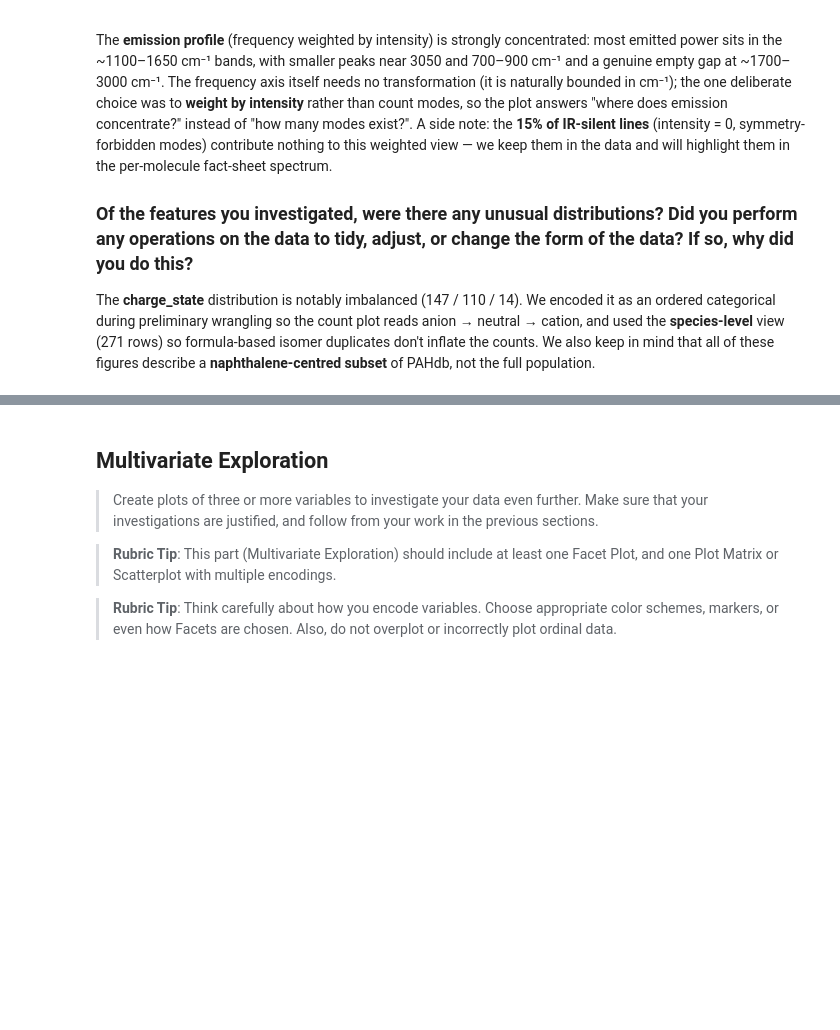
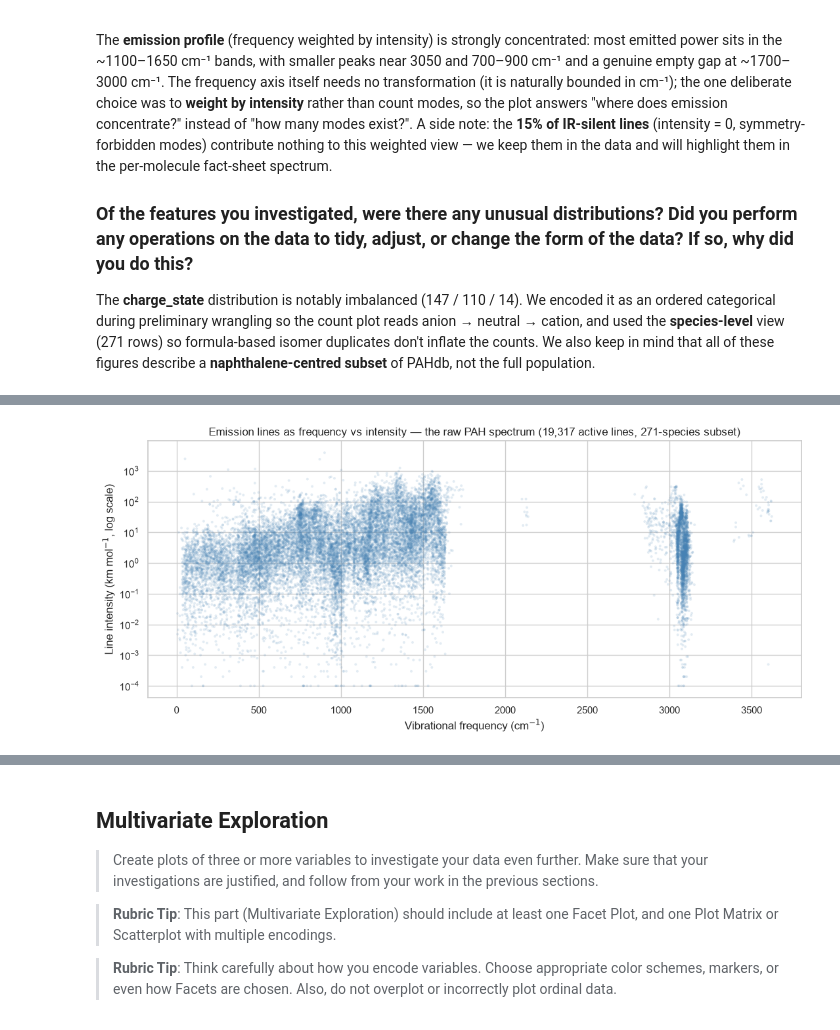
Before and after one commit to thebreadishard/udacity-data-visualization, a Jupyter notebook: notebooks/Part_I_exploration_template.ipynb, the cells around one changed output, grey strips where cells are left out. Saved outputs shown, nothing was run; the diff lists cells and outputs as text; code cells hidden in the pictures; blank space fills up the shorter version.

```diff
--- a/notebooks/Part_I_exploration_template.ipynb
+++ b/notebooks/Part_I_exploration_template.ipynb
@@ -282,0 +277,16 @@ The **charge_state** distribution is notably imbalanced (147 / 110 / 14). We enc
+# %%
+# Q3 VISUALIZATION: the spectrum itself - every emission line as frequency vs intensity.
+active = transitions[transitions["intensity"] > 0]   # a log intensity axis needs intensity > 0
+
+fig, ax = plt.subplots(figsize=(11, 5))
+ax.scatter(active["frequency"], active["intensity"], s=8, alpha=0.15,
+           color="steelblue", edgecolors="none")
+ax.set_yscale("log")
+ax.set_xlabel("Vibrational frequency (cm$^{-1}$)")
+ax.set_ylabel("Line intensity (km mol$^{-1}$, log scale)")
+ax.set_title(f"Emission lines as frequency vs intensity — the raw PAH spectrum "
+             f"({len(active):,} active lines, 271-species subset)")
+plt.tight_layout()
+plt.show()
+# %% [output]
+[figure, added]
```
Also changed, not shown: parts of 11 cells of this notebook.
